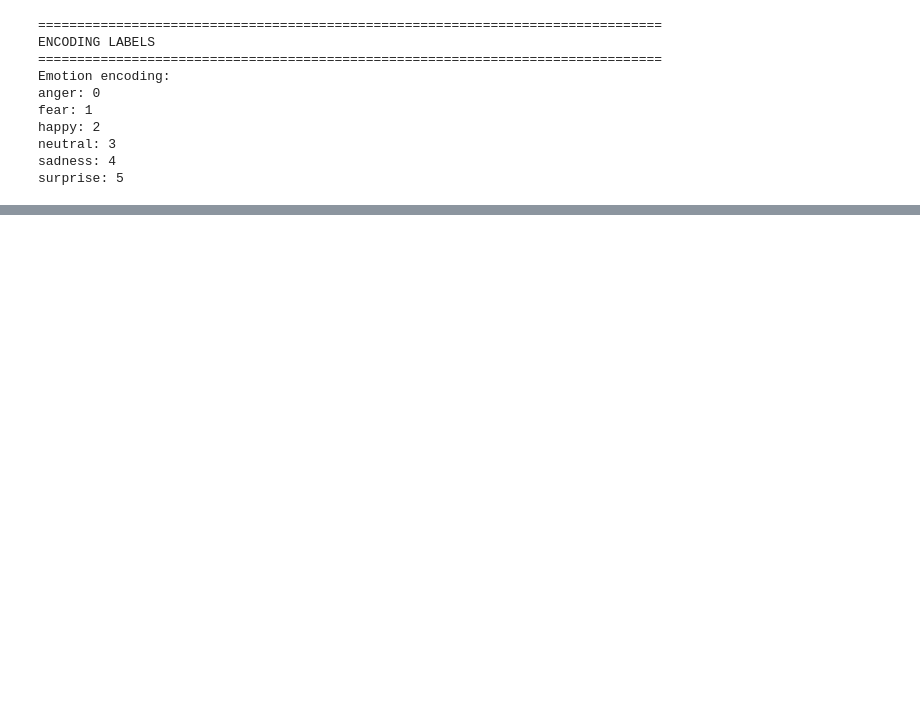
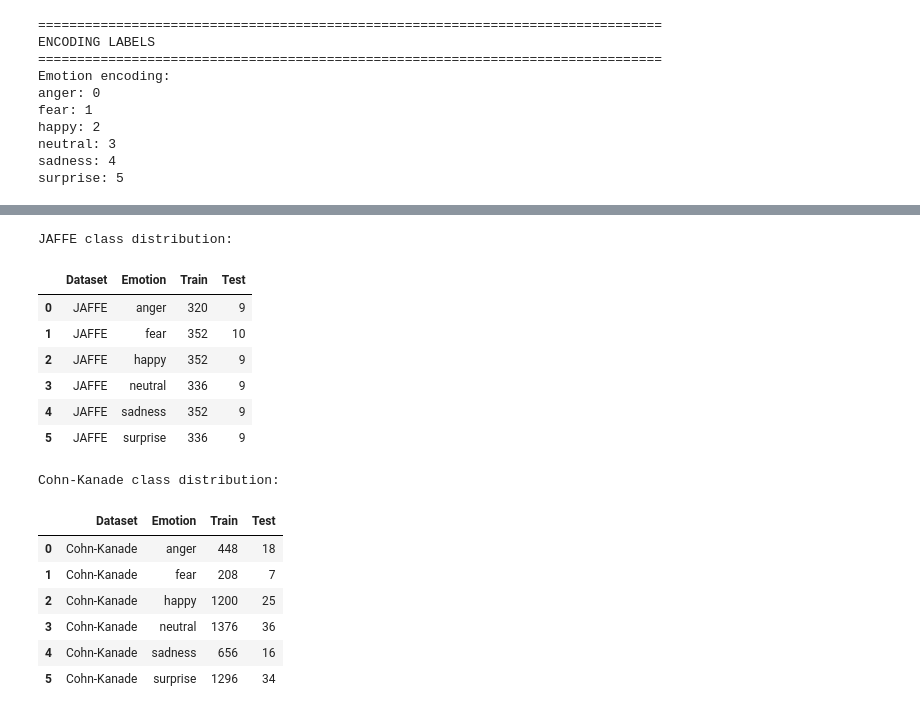
Before and after one commit to Manavkakadiya/ManavKakadiya-demo, a Jupyter notebook: FER.ipynb, the cells around one changed output, grey strips where cells are left out. Drawn from its saved outputs; the diff is of its cells as text; code cells hidden in the pictures; blank space fills up the shorter version.

```diff
--- a/FER.ipynb
+++ b/FER.ipynb
@@ -928,3 +954,47 @@ GENERATING MODEL COMPARISON PLOTS
 Saved: model_comparison_jaffe_lbp.png
 [figure]
 ... (9 outputs left out)
+# %%
+from collections import Counter
+import pandas as pd
+
+def make_class_table(train_labels, test_labels, dataset_name):
+    train_counts = Counter(train_labels)
+    test_counts = Counter(test_labels)
+
+    all_classes = sorted(set(train_counts.keys()) | set(test_counts.keys()))
+    rows = []
+    for c in all_classes:
+        rows.append({
+            "Dataset": dataset_name,
+            "Emotion": c,
+            "Train": train_counts.get(c, 0),
+            "Test": test_counts.get(c, 0)
+        })
+    return pd.DataFrame(rows)
+
+jaffe_class_table = make_class_table(jaffe_train_labels, jaffe_test_labels, "JAFFE")
+ck_class_table = make_class_table(ck_train_labels, ck_test_labels, "Cohn-Kanade")
+
+print("JAFFE class distribution:")
+display(jaffe_class_table)
+
+print("\nCohn-Kanade class distribution:")
+display(ck_class_table)
+# %% [output]
+JAFFE class distribution:
+|  | Dataset | Emotion | Train | Test |
+| 0 | JAFFE | anger | 320 | 9 |
+| 1 | JAFFE | fear | 352 | 10 |
+| 2 | JAFFE | happy | 352 | 9 |
+| 3 | JAFFE | neutral | 336 | 9 |
+| 4 | JAFFE | sadness | 352 | 9 |
+| 5 | JAFFE | surprise | 336 | 9 |
+Cohn-Kanade class distribution:
+|  | Dataset | Emotion | Train | Test |
+| 0 | Cohn-Kanade | anger | 448 | 18 |
+| 1 | Cohn-Kanade | fear | 208 | 7 |
+| 2 | Cohn-Kanade | happy | 1200 | 25 |
+| 3 | Cohn-Kanade | neutral | 1376 | 36 |
+| 4 | Cohn-Kanade | sadness | 656 | 16 |
+| 5 | Cohn-Kanade | surprise | 1296 | 34 |
```
Also changed, not shown: parts of 10 cells of this notebook.
